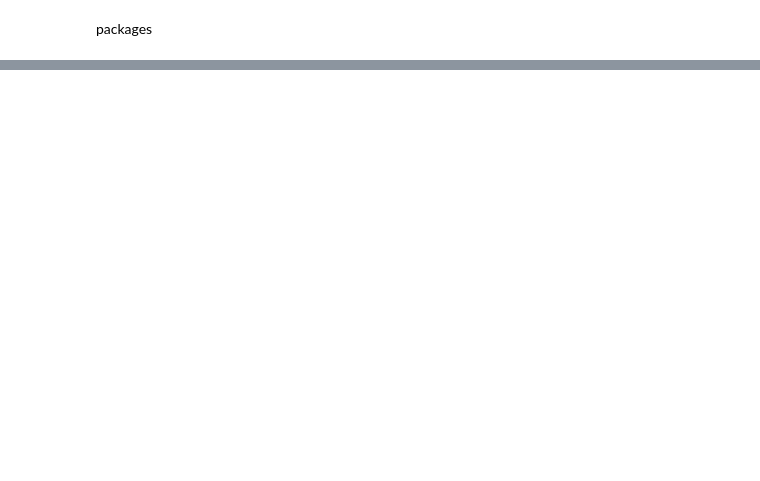
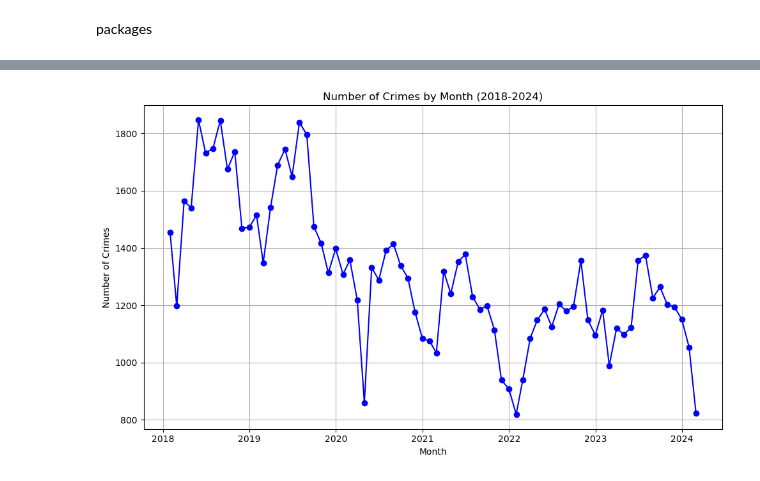
Before and after one commit to camilla47/CrimeCaseStudy, a Jupyter notebook: camilla_eda.ipynb, the cells around one changed output, grey strips where cells are left out. Cells and saved outputs as stored; diff of their text form; code cells hidden in the pictures; blank space fills up the shorter version.

```diff
--- a/camilla_eda.ipynb
+++ b/camilla_eda.ipynb
@@ -51,0 +112,18 @@ crime
+# %%
+# Filter data for the range from 2010 to 2024
+crime_df = crime[(crime['Date'].dt.year >= 2018) & (crime['Date'].dt.year <= 2024)]
+
+# Group the filtered data by month and count the number of crimes for each month
+crime_count_by_month = crime_df.resample('M', on='Date').size().reset_index(name='Crime Count')
+
+# Plot the timeline
+plt.figure(figsize=(10, 6))
+plt.plot(crime_count_by_month['Date'], crime_count_by_month['Crime Count'], marker='o', color='blue')
+plt.title('Number of Crimes by Month (2018-2024)')
+plt.xlabel('Month')
+plt.ylabel('Number of Crimes')
+plt.grid(True)
+plt.tight_layout()
+plt.show()
+# %% [output]
+[figure, added]
```
Also changed, not shown: parts of 14 cells of this notebook.
